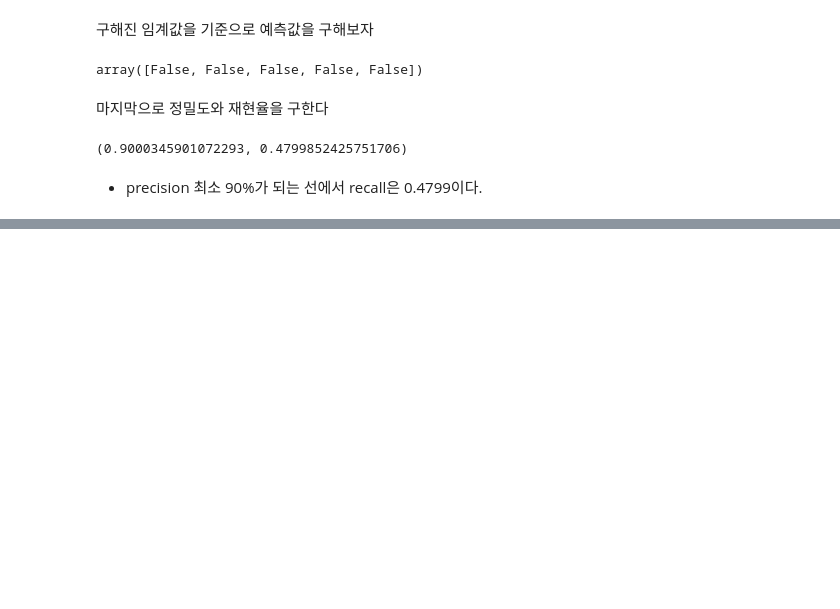
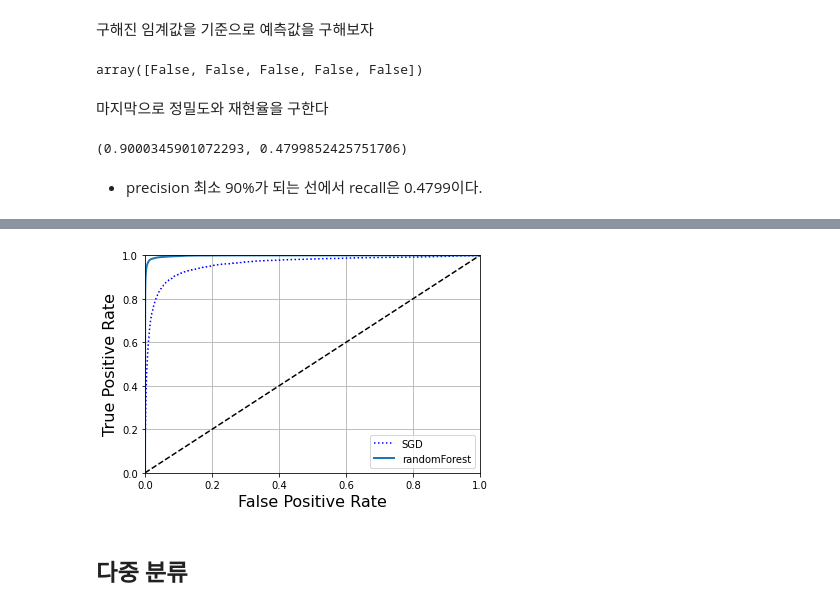
Before and after one commit to geunsu-jo/Hands-On-ML, a Jupyter notebook: textbook_practice/03_Classification.ipynb, the cells around one changed output, grey strips where cells are left out. Saved outputs shown, nothing was run; the diff lists cells and outputs as text; code cells hidden in the pictures; blank space fills up the shorter version.

```diff
--- a/textbook_practice/03_Classification.ipynb
+++ b/textbook_practice/03_Classification.ipynb
@@ -294,0 +337,12 @@ precision_90, recall_90
+# %%
+y_scores_forest = y_probas_forest[:,1] # 양성 클래스에 대한 확률을 점수로 사용
+fpr_forest, tpr_forest, thresholds_forest = roc_curve(y_train_5, y_scores_forest)
+# %%
+plt.plot(fpr, tpr, "b:", label="SGD")
+plot_roc_curve(fpr_forest, tpr_forest, "randomForest")
+plt.legend(loc="lower right")
+plt.show()
+# %% [output]
+[figure, added]
+# %% [markdown]
+## 다중 분류
```
Also changed, not shown: parts of 18 cells of this notebook.
